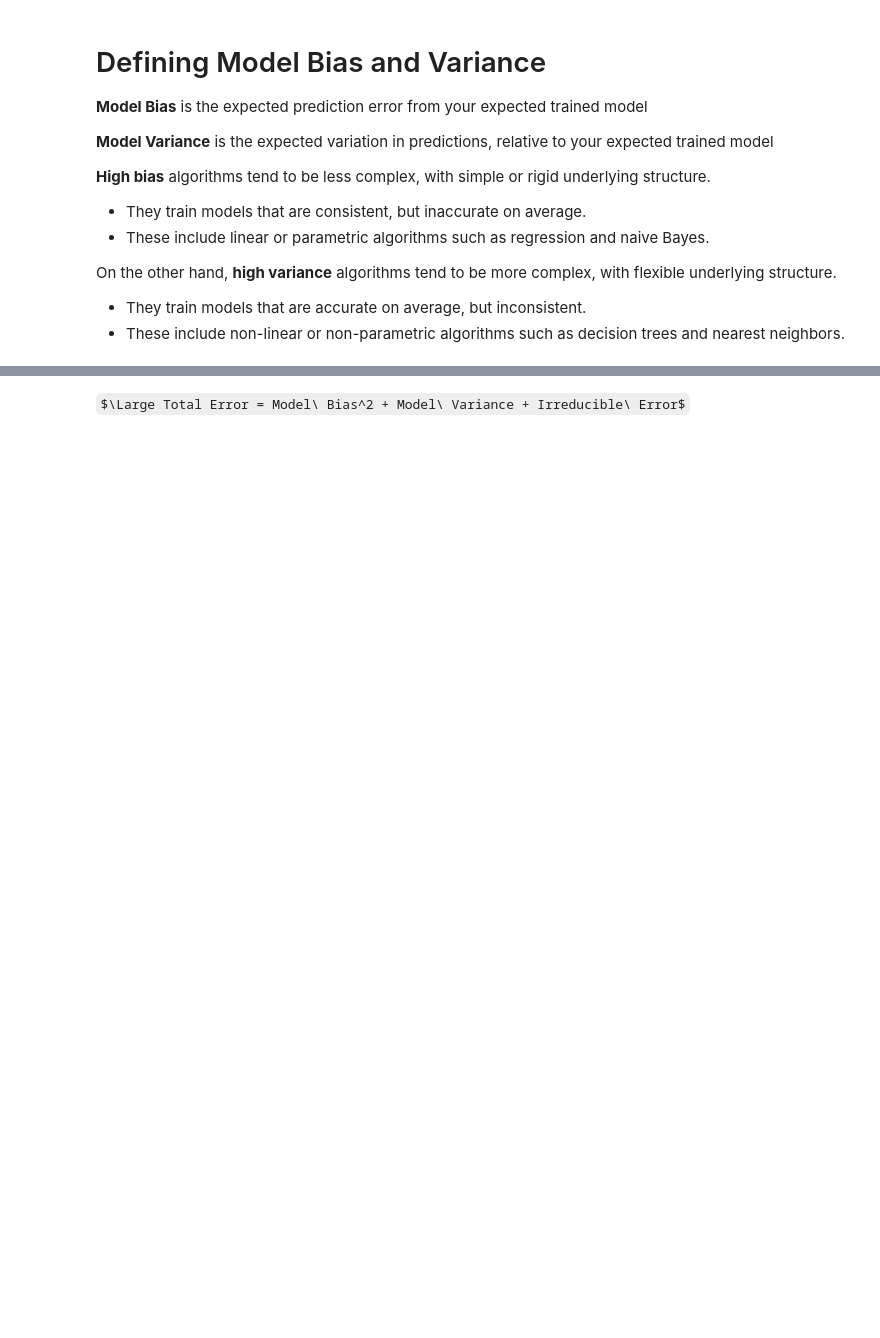
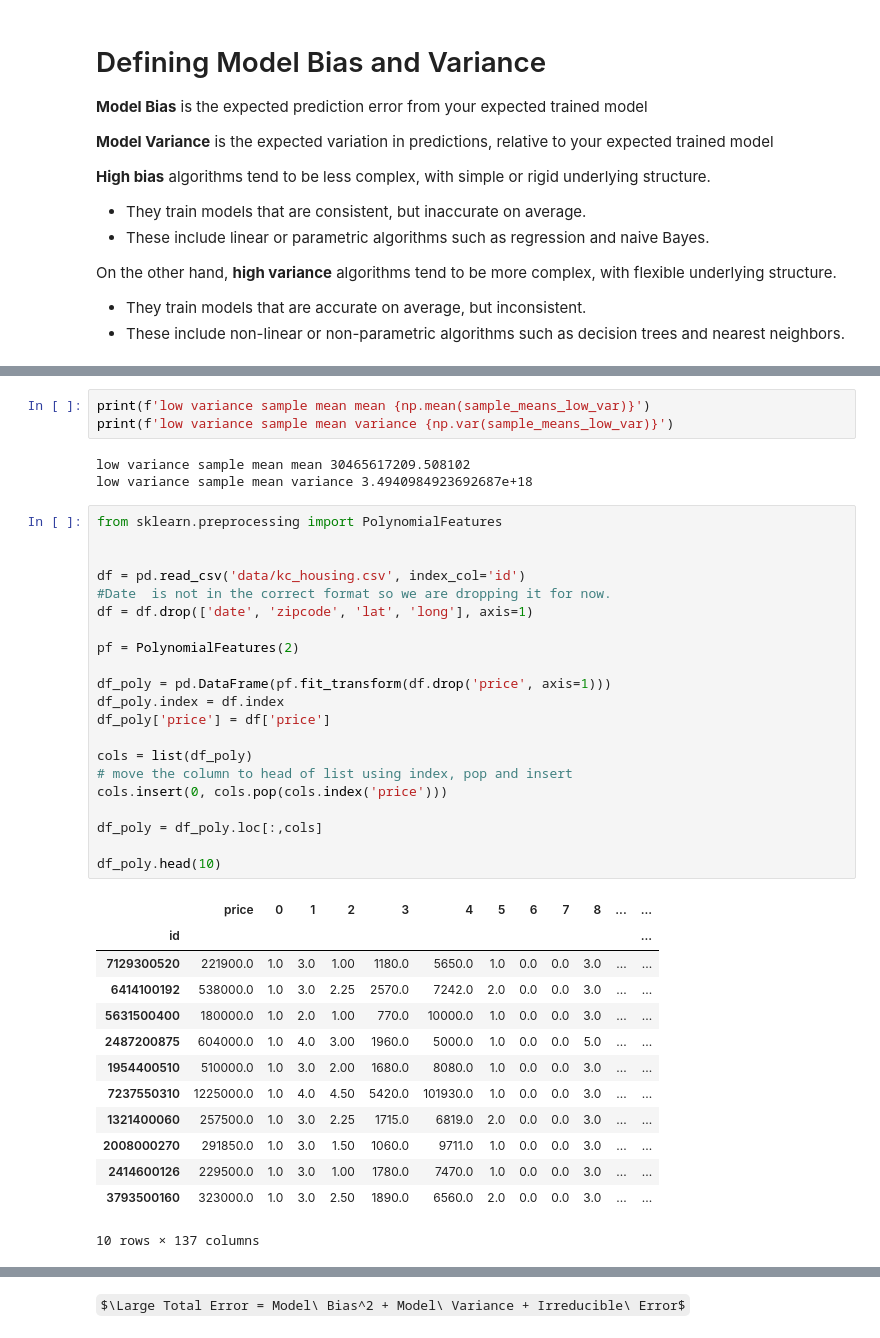
Before and after one commit to lecritch/bias_variance-sea-chi-ds, a Jupyter notebook: index.ipynb, the cells around one changed output, grey strips where cells are left out. Drawn from its saved outputs; the diff is of its cells as text; some formulas as TeX source; blank space fills up the shorter version.

```diff
--- a/index.ipynb
+++ b/index.ipynb
@@ -102,0 +139,41 @@ On the other hand, **high variance** algorithms tend to be more complex, with fl
+# %%
+print(f'low variance sample mean mean {np.mean(sample_means_low_var)}')
+print(f'low variance sample mean variance {np.var(sample_means_low_var)}')
+# %% [output]
+low variance sample mean mean 30465617209.508102
+low variance sample mean variance 3.4940984923692687e+18
+# %%
+from sklearn.preprocessing import PolynomialFeatures
+
+
+df = pd.read_csv('data/kc_housing.csv', index_col='id')
+#Date  is not in the correct format so we are dropping it for now.
+df = df.drop(['date', 'zipcode', 'lat', 'long'], axis=1)
+
+pf = PolynomialFeatures(2)
+
+df_poly = pd.DataFrame(pf.fit_transform(df.drop('price', axis=1)))
+df_poly.index = df.index
+df_poly['price'] = df['price']
+
+cols = list(df_poly)
+# move the column to head of list using index, pop and insert
+cols.insert(0, cols.pop(cols.index('price')))
+
+df_poly = df_poly.loc[:,cols]
+
+df_poly.head(10)
+# %% [output]
+|  | price | 0 | 1 | 2 | 3 | 4 | 5 | 6 | 7 | 8 | ... | ... |
+| id |  |  |  |  |  |  |  |  |  |  |  | ... |
+| 7129300520 | 221900.0 | 1.0 | 3.0 | 1.00 | 1180.0 | 5650.0 | 1.0 | 0.0 | 0.0 | 3.0 | ... | ... |
+| 6414100192 | 538000.0 | 1.0 | 3.0 | 2.25 | 2570.0 | 7242.0 | 2.0 | 0.0 | 0.0 | 3.0 | ... | ... |
+| 5631500400 | 180000.0 | 1.0 | 2.0 | 1.00 | 770.0 | 10000.0 | 1.0 | 0.0 | 0.0 | 3.0 | ... | ... |
+| 2487200875 | 604000.0 | 1.0 | 4.0 | 3.00 | 1960.0 | 5000.0 | 1.0 | 0.0 | 0.0 | 5.0 | ... | ... |
+| 1954400510 | 510000.0 | 1.0 | 3.0 | 2.00 | 1680.0 | 8080.0 | 1.0 | 0.0 | 0.0 | 3.0 | ... | ... |
+| 7237550310 | 1225000.0 | 1.0 | 4.0 | 4.50 | 5420.0 | 101930.0 | 1.0 | 0.0 | 0.0 | 3.0 | ... | ... |
+| 1321400060 | 257500.0 | 1.0 | 3.0 | 2.25 | 1715.0 | 6819.0 | 2.0 | 0.0 | 0.0 | 3.0 | ... | ... |
+| 2008000270 | 291850.0 | 1.0 | 3.0 | 1.50 | 1060.0 | 9711.0 | 1.0 | 0.0 | 0.0 | 3.0 | ... | ... |
+| 2414600126 | 229500.0 | 1.0 | 3.0 | 1.00 | 1780.0 | 7470.0 | 1.0 | 0.0 | 0.0 | 3.0 | ... | ... |
+| 3793500160 | 323000.0 | 1.0 | 3.0 | 2.50 | 1890.0 | 6560.0 | 2.0 | 0.0 | 0.0 | 3.0 | ... | ... |
+10 rows × 137 columns
```
Also changed, not shown: parts of 48 cells of this notebook, 4 other files.
